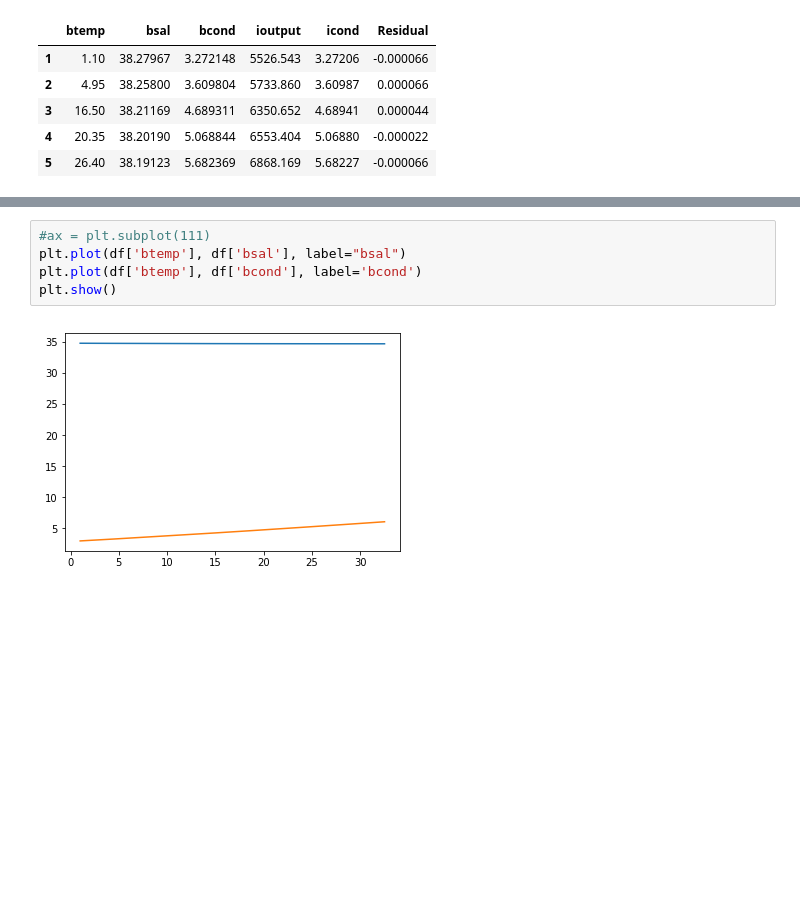
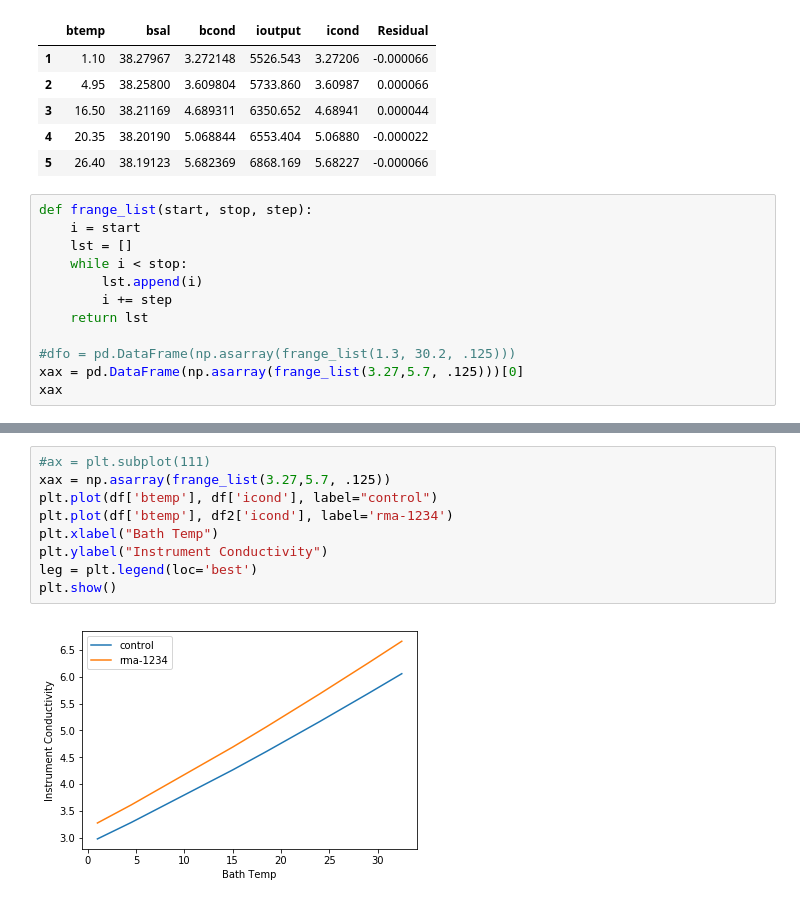
Before and after one commit to ruskeya/greentag, a Jupyter notebook: greentag.ipynb, the cells around one changed output, grey strips where cells are left out. Drawn from its saved outputs; the diff is of its cells as text; blank space fills up the shorter version.

```diff
--- a/greentag.ipynb
+++ b/greentag.ipynb
@@ -54,3 +52,15 @@ df2.head()
 | 3 | 16.50 | 38.21169 | 4.689311 | 6350.652 | 4.68941 | 0.000044 |
 | 4 | 20.35 | 38.20190 | 5.068844 | 6553.404 | 5.06880 | -0.000022 |
 | 5 | 26.40 | 38.19123 | 5.682369 | 6868.169 | 5.68227 | -0.000066 |
+# %%
+def frange_list(start, stop, step):
+    i = start
+    lst = []
+    while i < stop:
+        lst.append(i)
+        i += step
+    return lst
+
+#dfo = pd.DataFrame(np.asarray(frange_list(1.3, 30.2, .125)))
+xax = pd.DataFrame(np.asarray(frange_list(3.27,5.7, .125)))[0]
+xax
@@ -57,7 +96,11 @@ df2.head()
 # %%
 #ax = plt.subplot(111)
-plt.plot(df['btemp'], df['bsal'], label="bsal")
-plt.plot(df['btemp'], df['bcond'], label='bcond')
+xax = np.asarray(frange_list(3.27,5.7, .125))
+plt.plot(df['btemp'], df['icond'], label="control")
+plt.plot(df['btemp'], df2['icond'], label='rma-1234')
+plt.xlabel("Bath Temp")
+plt.ylabel("Instrument Conductivity")
+leg = plt.legend(loc='best')
 plt.show()
 # %% [output]
-[figure, old version]
+[figure, new version]
```
Also changed, not shown: parts of 6 cells of this notebook.
